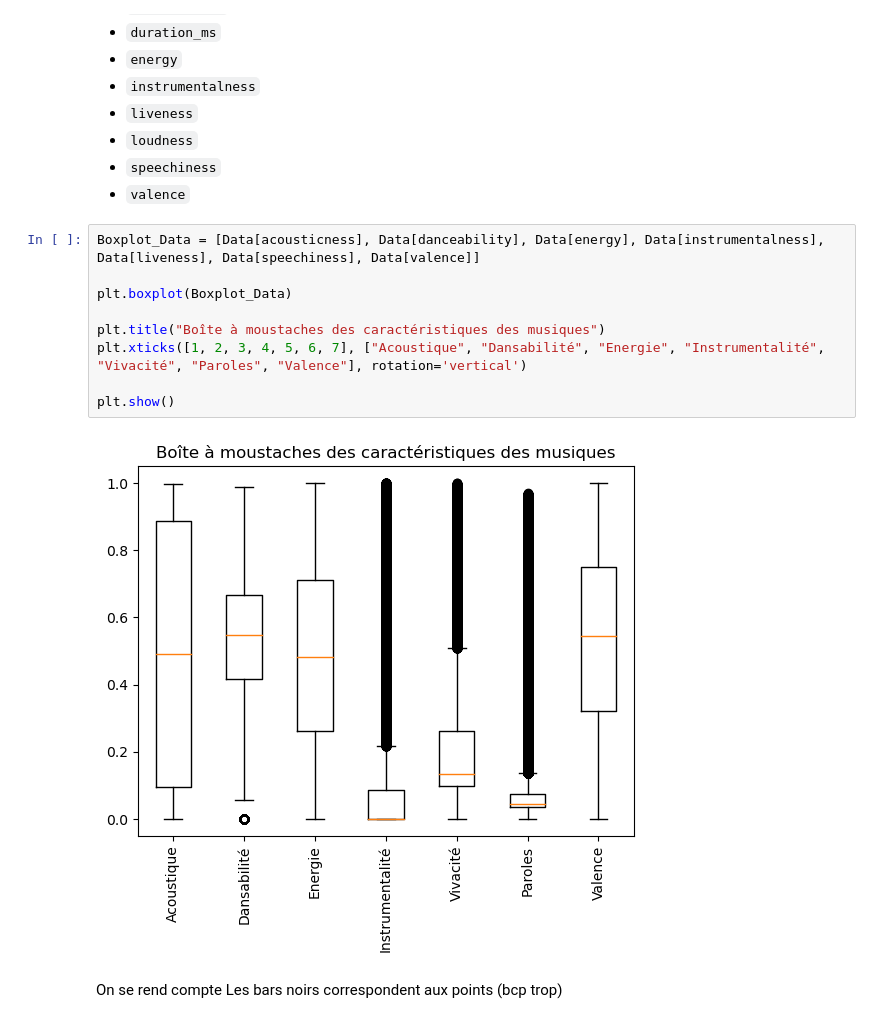
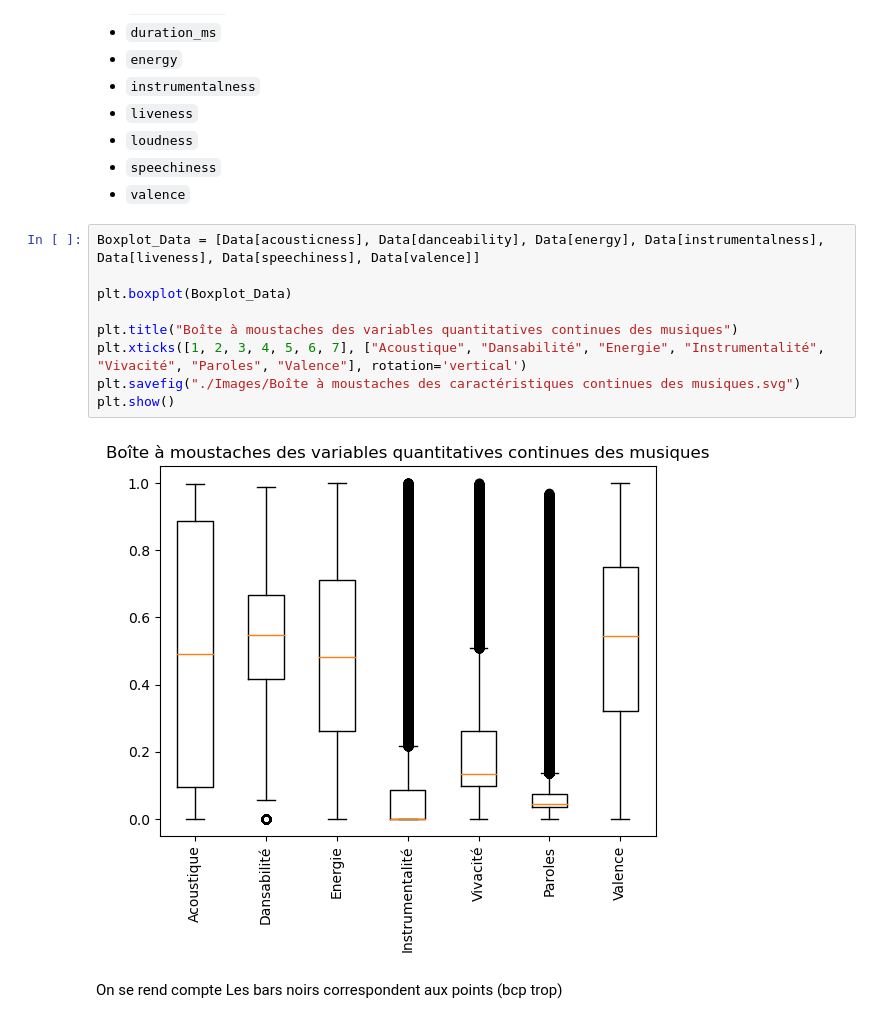
Before and after one commit to AlixANNERAUD/Music_danceability_prediction, a Jupyter notebook: Projet.ipynb, the cells around one changed output. Cells and saved outputs as stored; diff of their text form.

```diff
--- a/Projet.ipynb
+++ b/Projet.ipynb
@@ -136,14 +139,14 @@ On remarque que la majorité des musiques ne sont pas explicites.
 # %%
 Boxplot_Data = [Data[acousticness], Data[danceability], Data[energy], Data[instrumentalness], Data[liveness], Data[speechiness], Data[valence]]
 
 plt.boxplot(Boxplot_Data)
 
-plt.title("Boîte à moustaches des caractéristiques des musiques")
+plt.title("Boîte à moustaches des variables quantitatives continues des musiques")
 plt.xticks([1, 2, 3, 4, 5, 6, 7], ["Acoustique", "Dansabilité", "Energie", "Instrumentalité", "Vivacité", "Paroles", "Valence"], rotation='vertical')
-
+plt.savefig("./Images/Boîte à moustaches des caractéristiques continues des musiques.svg")
 plt.show()
 # %% [output]
-[figure, old version]
+[figure, new version]
 # %% [markdown]
 On se rend compte
 Les bars noirs correspondent aux points (bcp trop)
```
Also changed, not shown: parts of 6 cells of this notebook, 6 other files.
